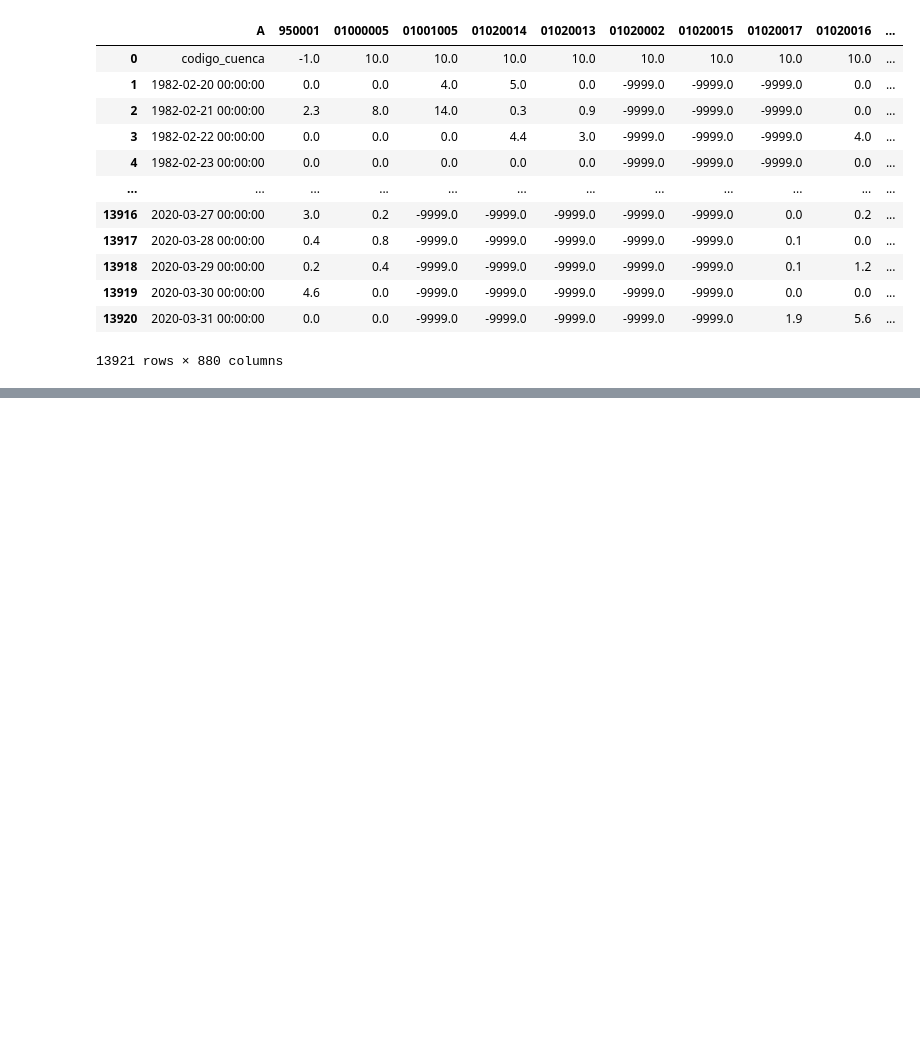
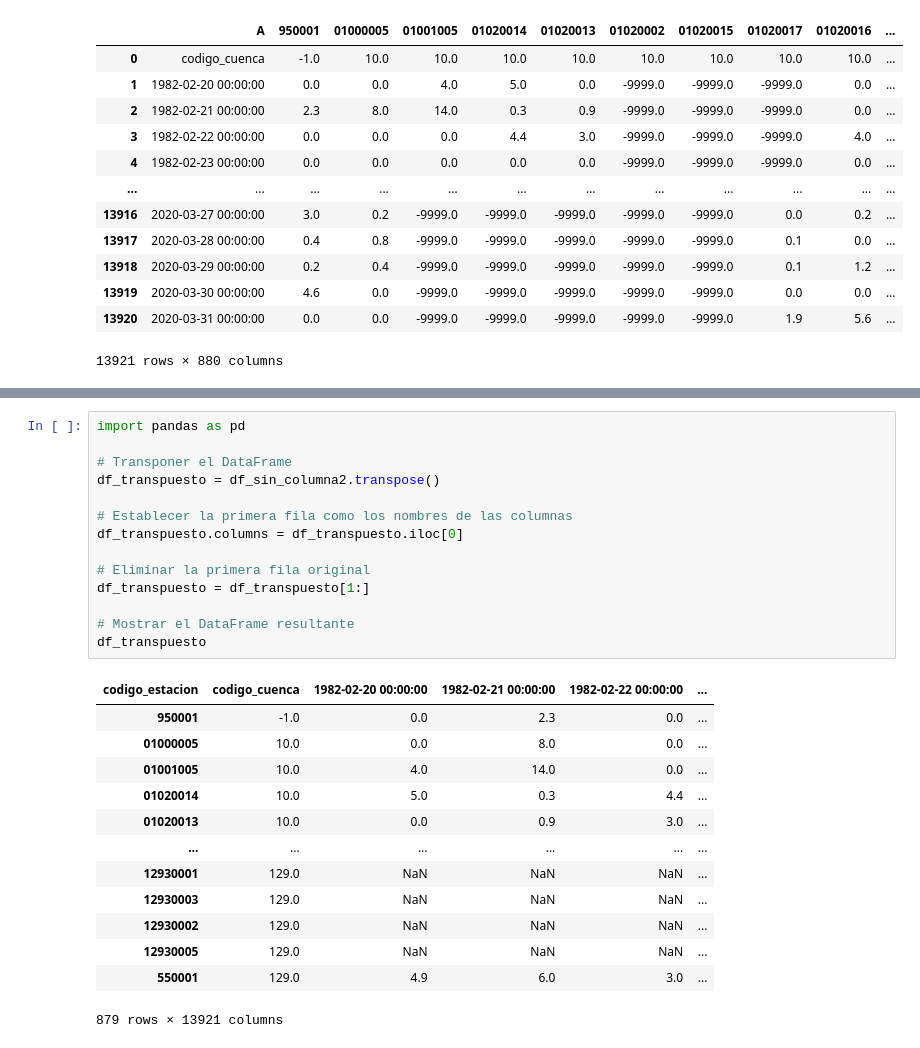
Before and after one commit to Diegogp95/mineria, a Jupyter notebook: Test_Mineria_Datos.ipynb, the cells around one changed output, grey strips where cells are left out. Saved outputs shown, nothing was run; the diff lists cells and outputs as text; blank space fills up the shorter version.

```diff
--- a/Test_Mineria_Datos.ipynb
+++ b/Test_Mineria_Datos.ipynb
@@ -808,0 +848,28 @@ df_sin_columna2
+# %%
+import pandas as pd
+
+# Transponer el DataFrame
+df_transpuesto = df_sin_columna2.transpose()
+
+# Establecer la primera fila como los nombres de las columnas
+df_transpuesto.columns = df_transpuesto.iloc[0]
+
+# Eliminar la primera fila original
+df_transpuesto = df_transpuesto[1:]
+
+# Mostrar el DataFrame resultante
+df_transpuesto
+# %% [output]
+| codigo_estacion | codigo_cuenca | 1982-02-20 00:00:00 | 1982-02-21 00:00:00 | 1982-02-22 00:00:00 | ... |
+| 950001 | -1.0 | 0.0 | 2.3 | 0.0 | ... |
+| 01000005 | 10.0 | 0.0 | 8.0 | 0.0 | ... |
+| 01001005 | 10.0 | 4.0 | 14.0 | 0.0 | ... |
+| 01020014 | 10.0 | 5.0 | 0.3 | 4.4 | ... |
+| 01020013 | 10.0 | 0.0 | 0.9 | 3.0 | ... |
+| ... | ... | ... | ... | ... | ... |
+| 12930001 | 129.0 | NaN | NaN | NaN | ... |
+| 12930003 | 129.0 | NaN | NaN | NaN | ... |
+| 12930002 | 129.0 | NaN | NaN | NaN | ... |
+| 12930005 | 129.0 | NaN | NaN | NaN | ... |
+| 550001 | 129.0 | 4.9 | 6.0 | 3.0 | ... |
+879 rows × 13921 columns
```
Also changed, not shown: parts of 3 cells of this notebook.
